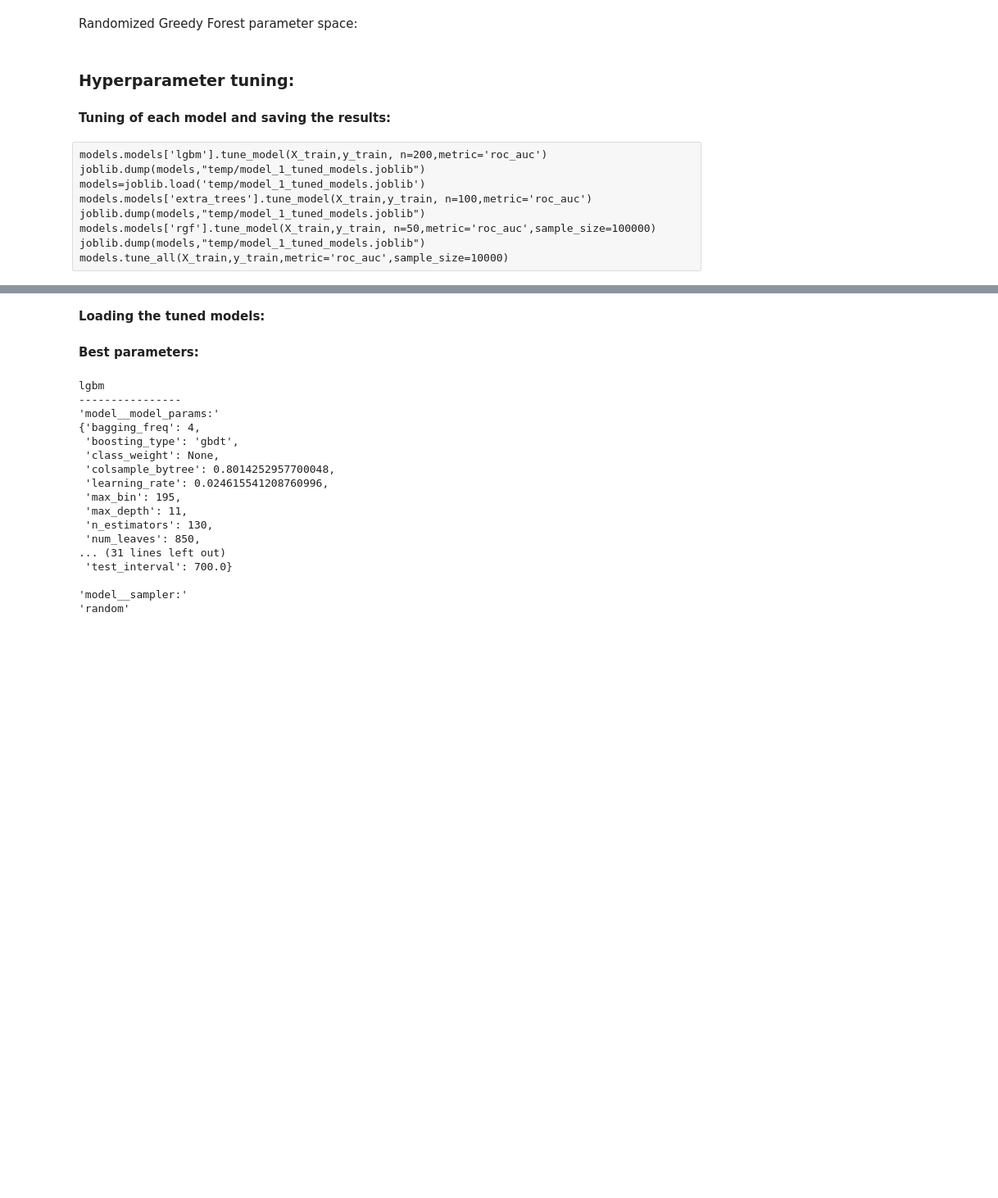
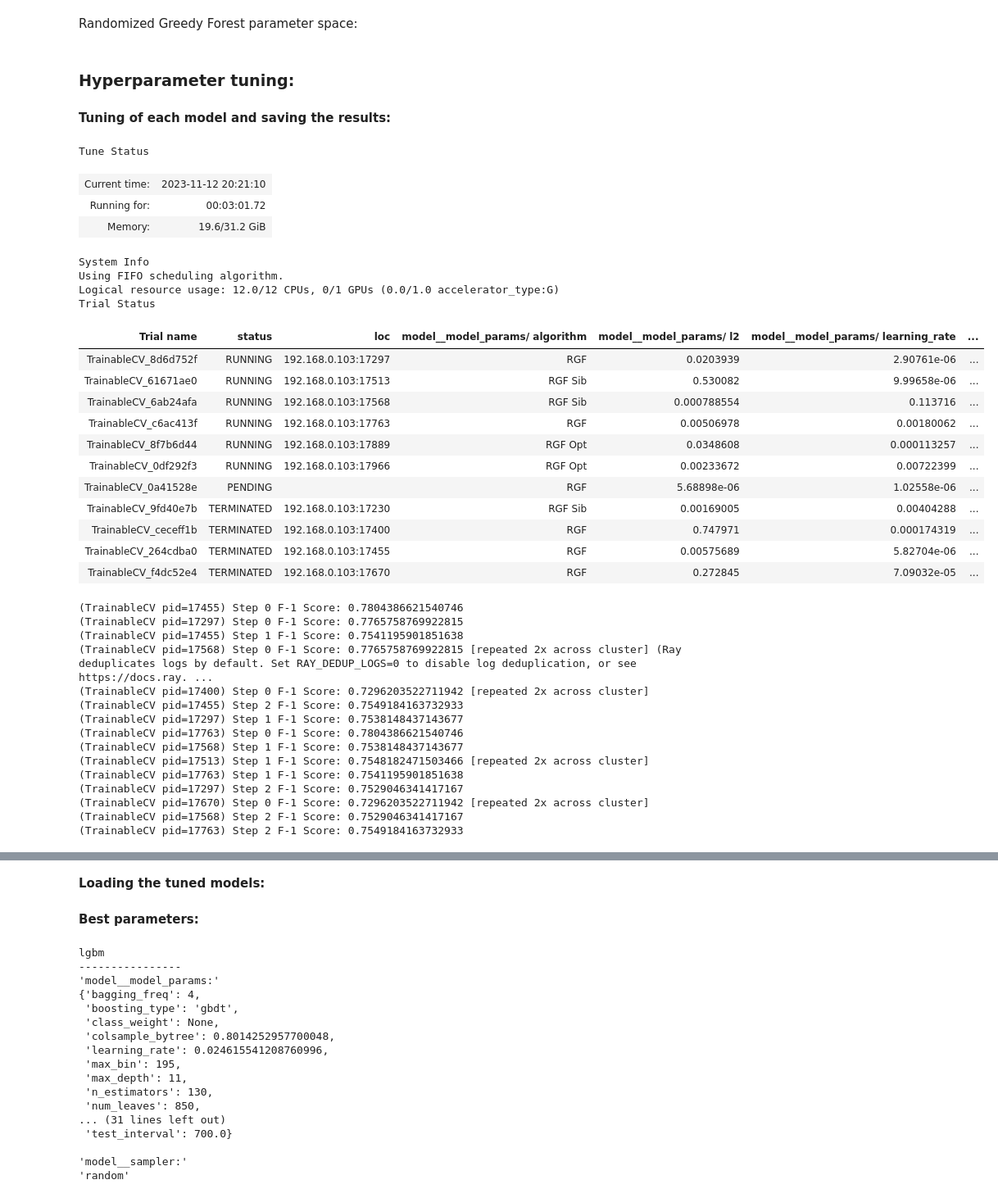
Before and after one commit to gediminas-skvarnavicius/home-credit-group-ml, a Jupyter notebook: model_1_difficulties.ipynb, the cells around one changed output, grey strips where cells are left out. Shown: that part at 82% size. Saved outputs shown, nothing was run; the diff lists cells and outputs as text; code cells hidden in the pictures; blank space fills up the shorter version.

```diff
--- a/model_1_difficulties.ipynb
+++ b/model_1_difficulties.ipynb
@@ -289,7 +294,7 @@ model_params_lgb = {
 search_space_lgbm = {
     "preprocess__feature_removal__feats_to_drop": tune.choice(feature_removal_list),
     "model__model_params": model_params_lgb,
-    "model__sampler": tune.choice(['smote','adasyn','random',None])
+    "model__sampler": tune.choice(['random',None])
 }
 
 models.add_model(
@@ -312,7 +317,7 @@ model_params_extra_trees = {
 search_space_extra_trees = {
     "preprocess__feature_removal__feats_to_drop": tune.choice(feature_removal_list),
     "model__model_params": model_params_extra_trees,
-    "model__sampler": tune.choice(['smote', 'adasyn', 'random', None])
+    "model__sampler": tune.choice(['random', None])
 }
 
 models.add_model(
@@ -334,7 +339,7 @@ model_params_rgf = {
 search_space_rgf = {
     "preprocess__feature_removal__feats_to_drop": tune.choice(feature_removal_list),
     "model__model_params": model_params_rgf,
-    "model__sampler": tune.choice(['smote', 'adasyn', 'random', None])
+    "model__sampler": tune.choice(['random', None])
 }
 
 models.add_model(
@@ -344,12 +349,48 @@ models.add_model(
 ### Hyperparameter tuning:
 # %% [markdown]
 **Tuning of each model and saving the results:**
-# %% [raw]
-models.models['lgbm'].tune_model(X_train,y_train, n=200,metric='roc_auc')
-joblib.dump(models,"temp/model_1_tuned_models.joblib")
-models=joblib.load('temp/model_1_tuned_models.joblib')
-models.models['extra_trees'].tune_model(X_train,y_train, n=100,metric='roc_auc')
-joblib.dump(models,"temp/model_1_tuned_models.joblib")
-models.models['rgf'].tune_model(X_train,y_train, n=50,metric='roc_auc',sample_size=100000)
-joblib.dump(models,"temp/model_1_tuned_models.joblib")
-models.tune_all(X_train,y_train,metric='roc_auc',sample_size=10000)
+# %%
+# models.models['lgbm'].tune_model(X_train,y_train, n=200,metric='roc_auc')
+# joblib.dump(models,"temp/model_1_tuned_models.joblib")
+# models=joblib.load('temp/model_1_tuned_models.joblib')
+# models.models['extra_trees'].tune_model(X_train,y_train, n=100,metric='roc_auc')
+# joblib.dump(models,"temp/model_1_tuned_models.joblib")
+models.models['rgf'].tune_model(X_train,y_train, n=50,metric='roc_auc',sample_size=50000)
+# joblib.dump(models,"temp/model_1_tuned_models.joblib")
+# models.tune_all(X_train,y_train,metric='roc_auc',sample_size=10000)
+# %% [output]
+Tune Status
+| Current time: | 2023-11-12 20:21:10 |
+| Running for: | 00:03:01.72 |
+| Memory: | 19.6/31.2 GiB |
+System Info
+Using FIFO scheduling algorithm.
+Logical resource usage: 12.0/12 CPUs, 0/1 GPUs (0.0/1.0 accelerator_type:G)
+Trial Status
+| Trial name | status | loc | model__model_params/ algorithm | model__model_params/ l2 | model__model_params/ learning_rate | ... |
+| TrainableCV_8d6d752f | RUNNING | 192.168.0.103:17297 | RGF | 0.0203939 | 2.90761e-06 | ... |
+| TrainableCV_61671ae0 | RUNNING | 192.168.0.103:17513 | RGF Sib | 0.530082 | 9.99658e-06 | ... |
+| TrainableCV_6ab24afa | RUNNING | 192.168.0.103:17568 | RGF Sib | 0.000788554 | 0.113716 | ... |
+| TrainableCV_c6ac413f | RUNNING | 192.168.0.103:17763 | RGF | 0.00506978 | 0.00180062 | ... |
+| TrainableCV_8f7b6d44 | RUNNING | 192.168.0.103:17889 | RGF Opt | 0.0348608 | 0.000113257 | ... |
+| TrainableCV_0df292f3 | RUNNING | 192.168.0.103:17966 | RGF Opt | 0.00233672 | 0.00722399 | ... |
+| TrainableCV_0a41528e | PENDING |  | RGF | 5.68898e-06 | 1.02558e-06 | ... |
+| TrainableCV_9fd40e7b | TERMINATED | 192.168.0.103:17230 | RGF Sib | 0.00169005 | 0.00404288 | ... |
+| TrainableCV_ceceff1b | TERMINATED | 192.168.0.103:17400 | RGF | 0.747971 | 0.000174319 | ... |
+| TrainableCV_264cdba0 | TERMINATED | 192.168.0.103:17455 | RGF | 0.00575689 | 5.82704e-06 | ... |
+| TrainableCV_f4dc52e4 | TERMINATED | 192.168.0.103:17670 | RGF | 0.272845 | 7.09032e-05 | ... |
+(TrainableCV pid=17455) Step 0 F-1 Score: 0.7804386621540746
+(TrainableCV pid=17297) Step 0 F-1 Score: 0.7765758769922815
+(TrainableCV pid=17455) Step 1 F-1 Score: 0.7541195901851638
+(TrainableCV pid=17568) Step 0 F-1 Score: 0.7765758769922815 [repeated 2x across cluster] (Ray deduplicates logs by default. Set RAY_DEDUP_LOGS=0 to disable log deduplication, or see https://docs.ray. ...
+(TrainableCV pid=17400) Step 0 F-1 Score: 0.7296203522711942 [repeated 2x across cluster]
+(TrainableCV pid=17455) Step 2 F-1 Score: 0.7549184163732933
+(TrainableCV pid=17297) Step 1 F-1 Score: 0.7538148437143677
+(TrainableCV pid=17763) Step 0 F-1 Score: 0.7804386621540746
+(TrainableCV pid=17568) Step 1 F-1 Score: 0.7538148437143677
+(TrainableCV pid=17513) Step 1 F-1 Score: 0.7548182471503466 [repeated 2x across cluster]
+(TrainableCV pid=17763) Step 1 F-1 Score: 0.7541195901851638
+(TrainableCV pid=17297) Step 2 F-1 Score: 0.7529046341417167
+(TrainableCV pid=17670) Step 0 F-1 Score: 0.7296203522711942 [repeated 2x across cluster]
+(TrainableCV pid=17568) Step 2 F-1 Score: 0.7529046341417167
+(TrainableCV pid=17763) Step 2 F-1 Score: 0.7549184163732933
```
Also changed, not shown: parts of 7 cells of this notebook, 1 other file.
